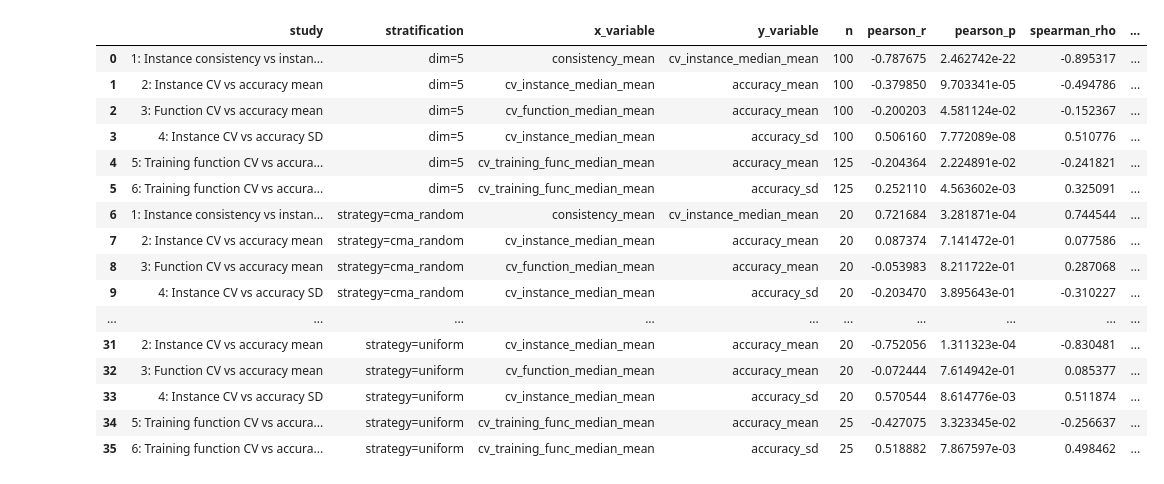
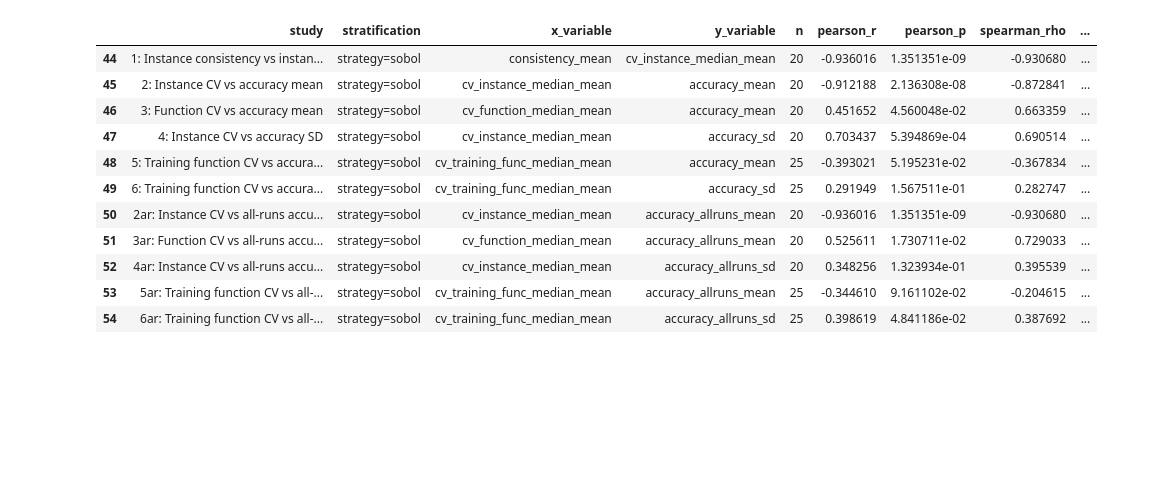
Before and after one commit to kaijenlee/MSc-Thesis-Problem-Embedding-Transfer-Learning, a Jupyter notebook: sampling_sensitivty/plots/classification/ela_table.ipynb, the cells around one changed output. Drawn from its saved outputs; the diff is of its cells as text; code cells hidden in the pictures; blank space fills up the shorter version.

```diff
--- a/sampling_sensitivty/plots/classification/ela_table.ipynb
+++ b/sampling_sensitivty/plots/classification/ela_table.ipynb
@@ -107,23 +432,18 @@ with open(Path("~/t7ssd/dim5featEla/classification_results/correlation_studies.p
 # %%
-results_dim5["stratified"]
+results_dim5["stratified"][results_dim5["stratified"].stratification == "strategy=sobol"]
 # %% [output]
 |  | study | stratification | x_variable | y_variable | n | pearson_r | pearson_p | spearman_rho | ... |
-| 0 | 1: Instance consistency vs instan... | dim=5 | consistency_mean | cv_instance_median_mean | 100 | -0.787675 | 2.462742e-22 | -0.895317 | ... |
-| 1 | 2: Instance CV vs accuracy mean | dim=5 | cv_instance_median_mean | accuracy_mean | 100 | -0.379850 | 9.703341e-05 | -0.494786 | ... |
-| 2 | 3: Function CV vs accuracy mean | dim=5 | cv_function_median_mean | accuracy_mean | 100 | -0.200203 | 4.581124e-02 | -0.152367 | ... |
-| 3 | 4: Instance CV vs accuracy SD | dim=5 | cv_instance_median_mean | accuracy_sd | 100 | 0.506160 | 7.772089e-08 | 0.510776 | ... |
-| 4 | 5: Training function CV vs accura... | dim=5 | cv_training_func_median_mean | accuracy_mean | 125 | -0.204364 | 2.224891e-02 | -0.241821 | ... |
-| 5 | 6: Training function CV vs accura... | dim=5 | cv_training_func_median_mean | accuracy_sd | 125 | 0.252110 | 4.563602e-03 | 0.325091 | ... |
-| 6 | 1: Instance consistency vs instan... | strategy=cma_random | consistency_mean | cv_instance_median_mean | 20 | 0.721684 | 3.281871e-04 | 0.744544 | ... |
-| 7 | 2: Instance CV vs accuracy mean | strategy=cma_random | cv_instance_median_mean | accuracy_mean | 20 | 0.087374 | 7.141472e-01 | 0.077586 | ... |
-| 8 | 3: Function CV vs accuracy mean | strategy=cma_random | cv_function_median_mean | accuracy_mean | 20 | -0.053983 | 8.211722e-01 | 0.287068 | ... |
-| 9 | 4: Instance CV vs accuracy SD | strategy=cma_random | cv_instance_median_mean | accuracy_sd | 20 | -0.203470 | 3.895643e-01 | -0.310227 | ... |
-| ... | ... | ... | ... | ... | ... | ... | ... | ... | ... |
-| 31 | 2: Instance CV vs accuracy mean | strategy=uniform | cv_instance_median_mean | accuracy_mean | 20 | -0.752056 | 1.311323e-04 | -0.830481 | ... |
-| 32 | 3: Function CV vs accuracy mean | strategy=uniform | cv_function_median_mean | accuracy_mean | 20 | -0.072444 | 7.614942e-01 | 0.085377 | ... |
-| 33 | 4: Instance CV vs accuracy SD | strategy=uniform | cv_instance_median_mean | accuracy_sd | 20 | 0.570544 | 8.614776e-03 | 0.511874 | ... |
-| 34 | 5: Training function CV vs accura... | strategy=uniform | cv_training_func_median_mean | accuracy_mean | 25 | -0.427075 | 3.323345e-02 | -0.256637 | ... |
-| 35 | 6: Training function CV vs accura... | strategy=uniform | cv_training_func_median_mean | accuracy_sd | 25 | 0.518882 | 7.867597e-03 | 0.498462 | ... |
+| 44 | 1: Instance consistency vs instan... | strategy=sobol | consistency_mean | cv_instance_median_mean | 20 | -0.936016 | 1.351351e-09 | -0.930680 | ... |
+| 45 | 2: Instance CV vs accuracy mean | strategy=sobol | cv_instance_median_mean | accuracy_mean | 20 | -0.912188 | 2.136308e-08 | -0.872841 | ... |
+| 46 | 3: Function CV vs accuracy mean | strategy=sobol | cv_function_median_mean | accuracy_mean | 20 | 0.451652 | 4.560048e-02 | 0.663359 | ... |
+| 47 | 4: Instance CV vs accuracy SD | strategy=sobol | cv_instance_median_mean | accuracy_sd | 20 | 0.703437 | 5.394869e-04 | 0.690514 | ... |
+| 48 | 5: Training function CV vs accura... | strategy=sobol | cv_training_func_median_mean | accuracy_mean | 25 | -0.393021 | 5.195231e-02 | -0.367834 | ... |
+| 49 | 6: Training function CV vs accura... | strategy=sobol | cv_training_func_median_mean | accuracy_sd | 25 | 0.291949 | 1.567511e-01 | 0.282747 | ... |
+| 50 | 2ar: Instance CV vs all-runs accu... | strategy=sobol | cv_instance_median_mean | accuracy_allruns_mean | 20 | -0.936016 | 1.351351e-09 | -0.930680 | ... |
+| 51 | 3ar: Function CV vs all-runs accu... | strategy=sobol | cv_function_median_mean | accuracy_allruns_mean | 20 | 0.525611 | 1.730711e-02 | 0.729033 | ... |
+| 52 | 4ar: Instance CV vs all-runs accu... | strategy=sobol | cv_instance_median_mean | accuracy_allruns_sd | 20 | 0.348256 | 1.323934e-01 | 0.395539 | ... |
+| 53 | 5ar: Training function CV vs all-... | strategy=sobol | cv_training_func_median_mean | accuracy_allruns_mean | 25 | -0.344610 | 9.161102e-02 | -0.204615 | ... |
+| 54 | 6ar: Training function CV vs all-... | strategy=sobol | cv_training_func_median_mean | accuracy_allruns_sd | 25 | 0.398619 | 4.841186e-02 | 0.387692 | ... |
 # %%
 results_dim5["data"]
 # %% [output]
```
Also changed, not shown: parts of 31 cells of this notebook, 6 other files.
